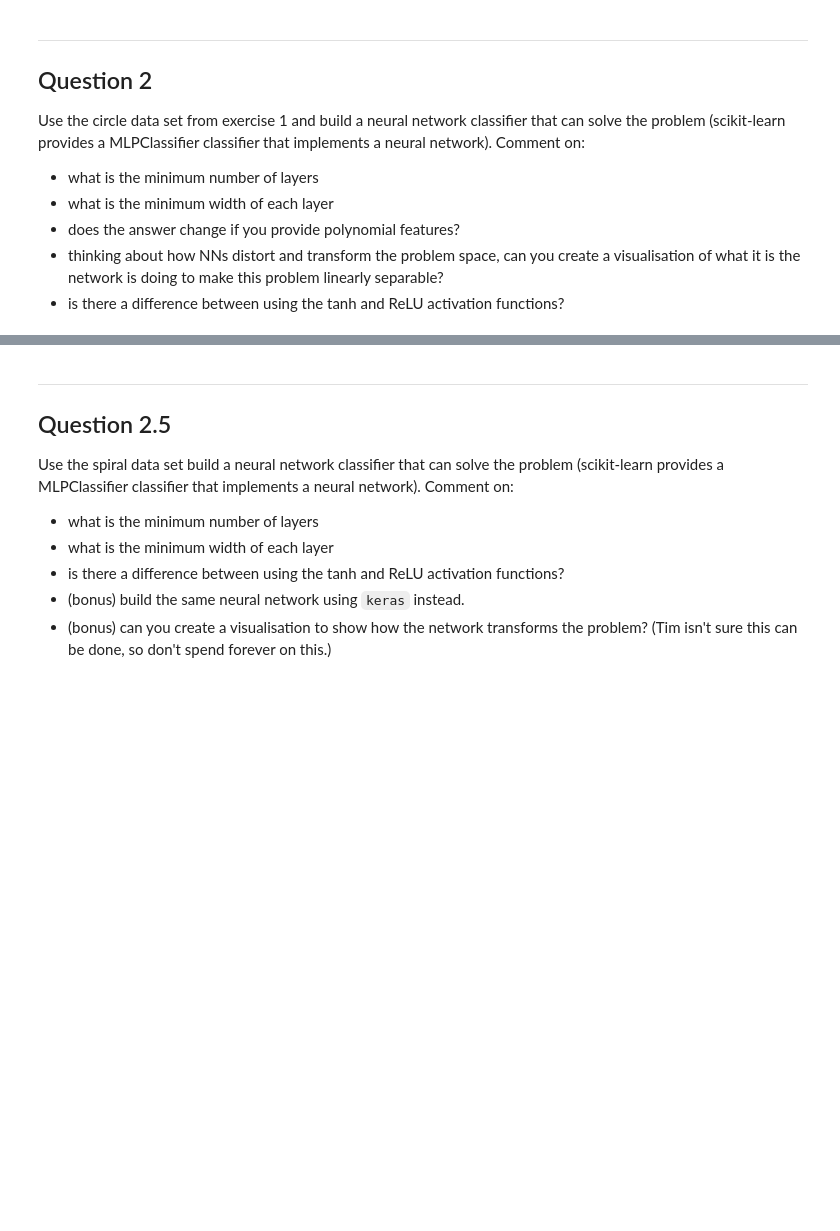
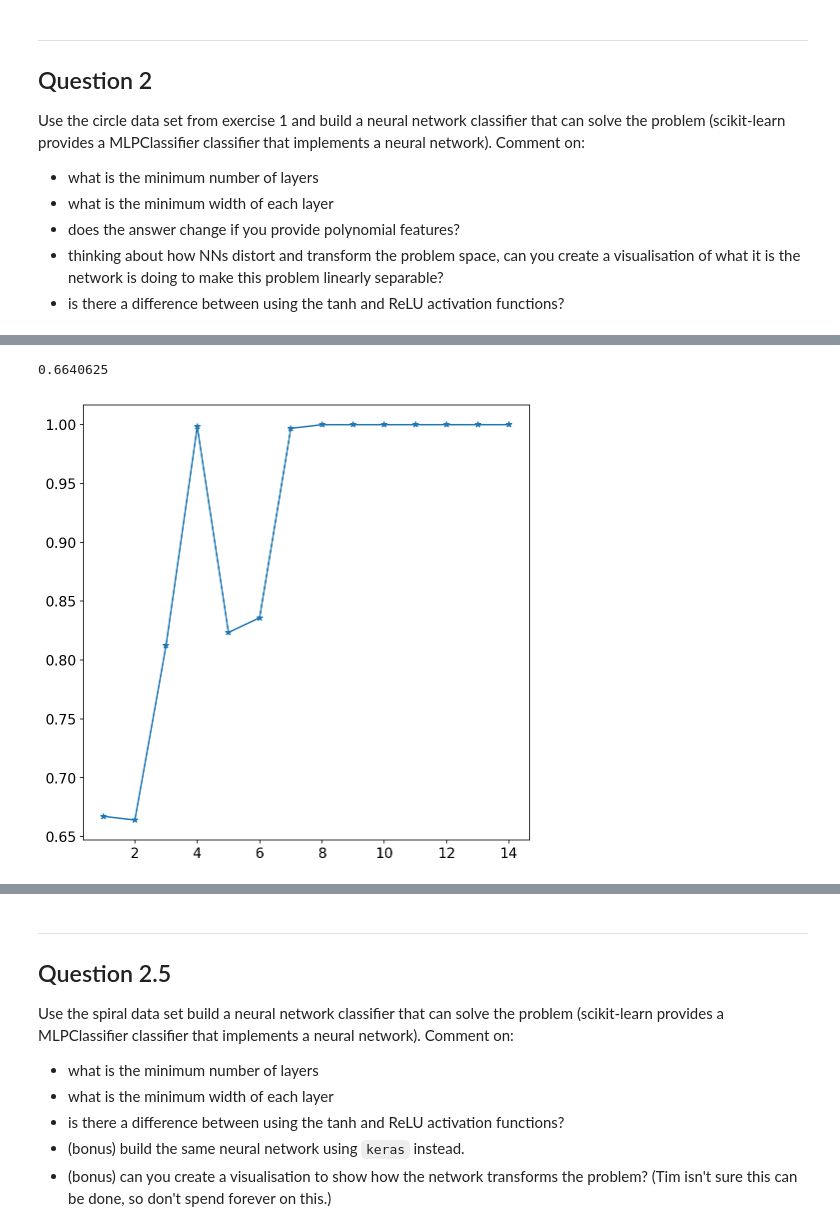
Before and after one commit to sharkovsky/advanced-comp-2017, a Jupyter notebook: 03-neural-networks/exercise-solutions.ipynb, the cells around one changed output, grey strips where cells are left out. Saved outputs shown, nothing was run; the diff lists cells and outputs as text; code cells hidden in the pictures; blank space fills up the shorter version.

```diff
--- a/03-neural-networks/exercise-solutions.ipynb
+++ b/03-neural-networks/exercise-solutions.ipynb
@@ -161,0 +276,50 @@ Use the circle data set from exercise 1 and build a neural network classifier th
+# %%
+# TEST TO FIT THE MODEL
+nnet.fit(X_train, y_train)
+print(nnet.score(X_test,y_test))
+# %% [output]
+0.6640625
+# %%
+from sklearn.neural_network import MLPClassifier
+scores = []
+
+# ACTIVATION FUNCTION
+activation='relu'
+
+# SOLVER
+solver='adam'
+#solver='sgd'
+
+# L2 REGULARIZATION PARAMETER
+alpha=0.0001
+
+# LEARNING RATE
+#batch_size='auto'
+#learning_rate='constant'
+learning_rate_init=0.1
+max_iter=500
+
+
+# REPRODUCIBILITY
+random_state = 42
+
+layer_sizes = range(1,15)
+
+for single_layer_size in layer_sizes:
+    hidden_layer_sizes=(single_layer_size, )
+    nnet = MLPClassifier(hidden_layer_sizes=hidden_layer_sizes,
+                     activation=activation,
+                     solver=solver,
+                     alpha=alpha,
+                     learning_rate_init=learning_rate_init,
+                     max_iter=max_iter,
+                     random_state=random_state)
+
+    nnet.fit(X_train, y_train)
+    scores.append( nnet.score(X_test,y_test) )
+# %%
+plt.plot(layer_sizes, scores, '-*')
+
+#plt.savefig('images/single_layer_MLP_adam.png')
+# %% [output]
+[figure, added]
```
Also changed, not shown: parts of 42 cells of this notebook, 14 other files.
